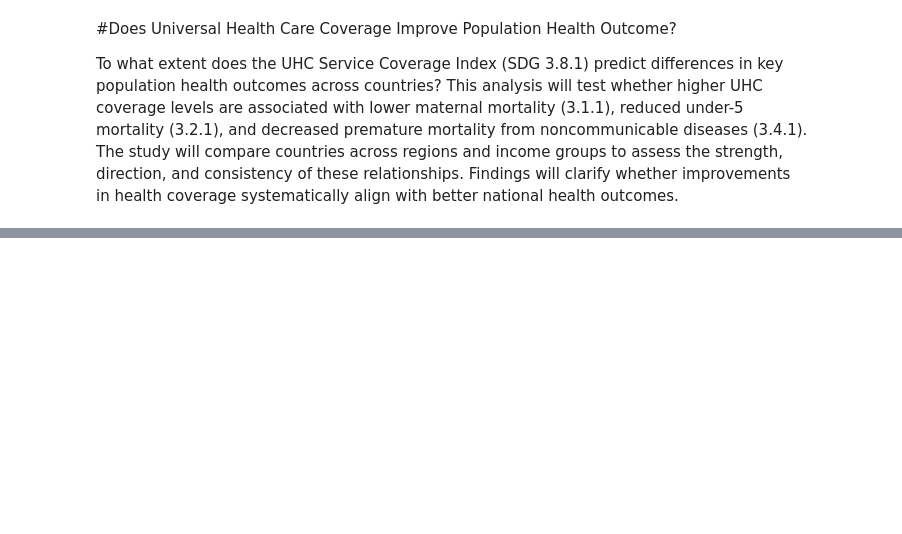
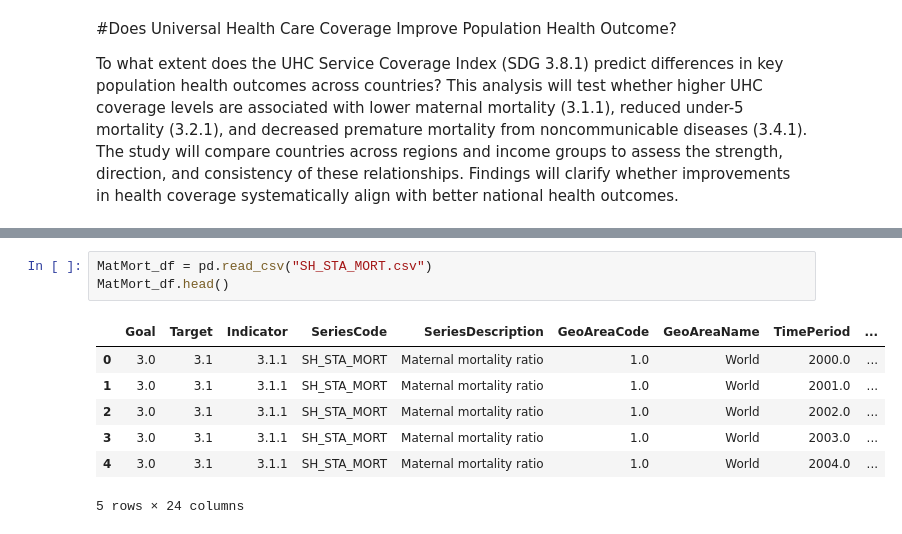
Before and after one commit to Sarkis55/UHC-and-Population-Health-Outcomes-Analysis-SDG-3-, a Jupyter notebook: UHC_and_Population_Health_Outcomes_Analysis.ipynb, the cells around one changed output, grey strips where cells are left out. Saved outputs shown, nothing was run; the diff lists cells and outputs as text; blank space fills up the shorter version.

```diff
--- a/UHC_and_Population_Health_Outcomes_Analysis.ipynb
+++ b/UHC_and_Population_Health_Outcomes_Analysis.ipynb
@@ -27,0 +109,11 @@ import sdmx
+# %%
+MatMort_df = pd.read_csv("SH_STA_MORT.csv")
+MatMort_df.head()
+# %% [output]
+|  | Goal | Target | Indicator | SeriesCode | SeriesDescription | GeoAreaCode | GeoAreaName | TimePeriod | ... |
+| 0 | 3.0 | 3.1 | 3.1.1 | SH_STA_MORT | Maternal mortality ratio | 1.0 | World | 2000.0 | ... |
+| 1 | 3.0 | 3.1 | 3.1.1 | SH_STA_MORT | Maternal mortality ratio | 1.0 | World | 2001.0 | ... |
+| 2 | 3.0 | 3.1 | 3.1.1 | SH_STA_MORT | Maternal mortality ratio | 1.0 | World | 2002.0 | ... |
+| 3 | 3.0 | 3.1 | 3.1.1 | SH_STA_MORT | Maternal mortality ratio | 1.0 | World | 2003.0 | ... |
+| 4 | 3.0 | 3.1 | 3.1.1 | SH_STA_MORT | Maternal mortality ratio | 1.0 | World | 2004.0 | ... |
+5 rows × 24 columns
```
Also changed, not shown: parts of 10 cells of this notebook.
